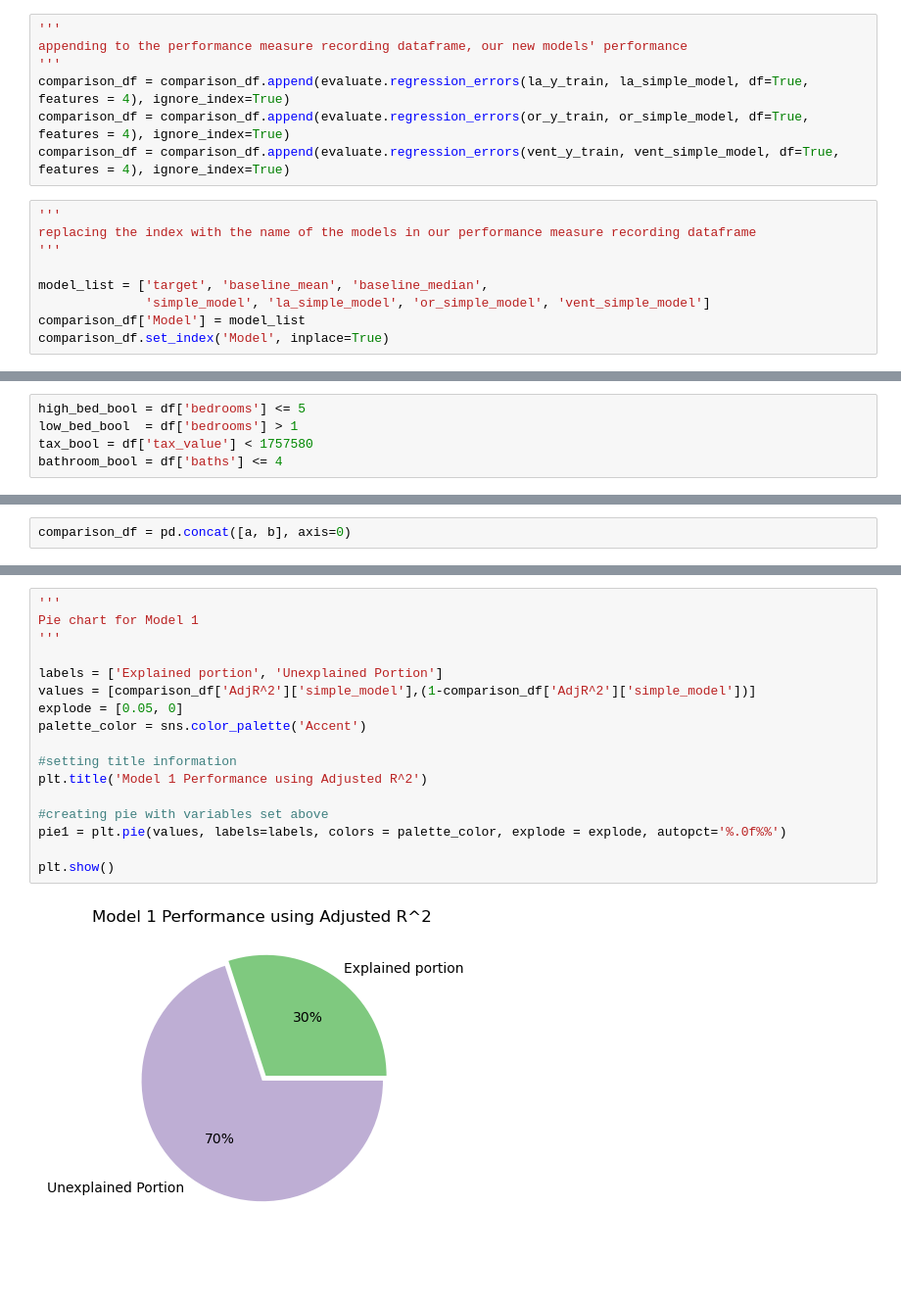
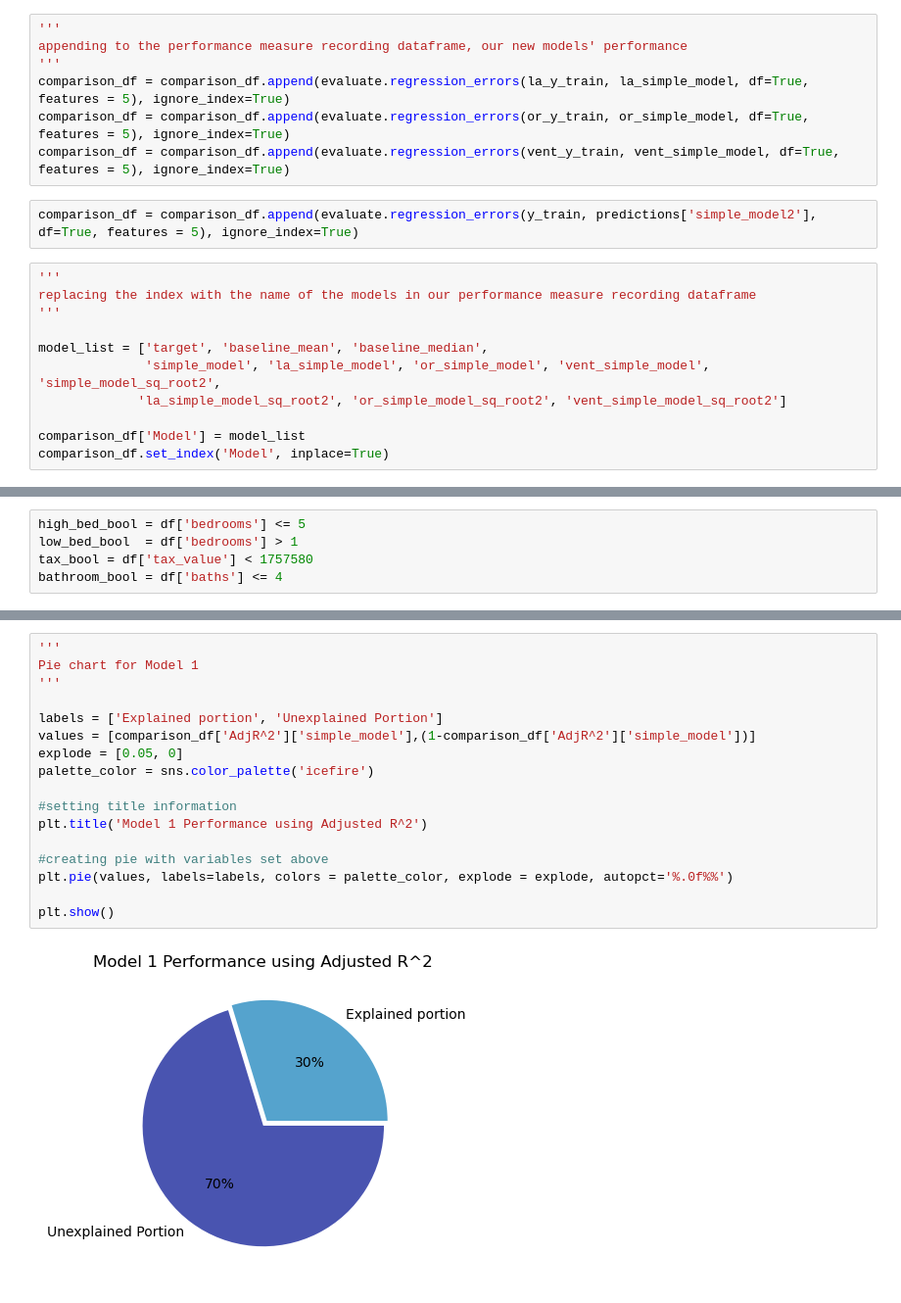
Before and after one commit to jcrosenberger/regression_zillow_2017, a Jupyter notebook: work_in_progress.ipynb, the cells around one changed output, grey strips where cells are left out. Shown: that part at 98% size. Drawn from its saved outputs; the diff is of its cells as text; blank space fills up the shorter version.

```diff
--- a/work_in_progress.ipynb
+++ b/work_in_progress.ipynb
@@ -232,16 +262,20 @@ comparison_df = measure_performance(predictions)
 '''
 appending to the performance measure recording dataframe, our new models' performance
 '''
-comparison_df = comparison_df.append(evaluate.regression_errors(la_y_train, la_simple_model, df=True, features = 4), ignore_index=True)
-comparison_df = comparison_df.append(evaluate.regression_errors(or_y_train, or_simple_model, df=True, features = 4), ignore_index=True)
-comparison_df = comparison_df.append(evaluate.regression_errors(vent_y_train, vent_simple_model, df=True, features = 4), ignore_index=True)
+comparison_df = comparison_df.append(evaluate.regression_errors(la_y_train, la_simple_model, df=True, features = 5), ignore_index=True)
+comparison_df = comparison_df.append(evaluate.regression_errors(or_y_train, or_simple_model, df=True, features = 5), ignore_index=True)
+comparison_df = comparison_df.append(evaluate.regression_errors(vent_y_train, vent_simple_model, df=True, features = 5), ignore_index=True)
+# %%
+comparison_df = comparison_df.append(evaluate.regression_errors(y_train, predictions['simple_model2'], df=True, features = 5), ignore_index=True)
 # %%
 '''
 replacing the index with the name of the models in our performance measure recording dataframe
 '''
 
 model_list = ['target', 'baseline_mean', 'baseline_median',
-              'simple_model', 'la_simple_model', 'or_simple_model', 'vent_simple_model']
+              'simple_model', 'la_simple_model', 'or_simple_model', 'vent_simple_model', 'simple_model_sq_root2',
+             'la_simple_model_sq_root2', 'or_simple_model_sq_root2', 'vent_simple_model_sq_root2']
+
 comparison_df['Model'] = model_list
 comparison_df.set_index('Model', inplace=True)
 # %%
@@ -342,2 +365,0 @@ AttributeError: 'DataFrame' object has no attribute 'concat'
-# %%
-comparison_df = pd.concat([a, b], axis=0)
@@ -368,19 +380,19 @@ heatmap.set_title('Features Correlating with Tax Value', fontdict={'fontsize':18
 # %%
 '''
 Pie chart for Model 1
 '''
 
 labels = ['Explained portion', 'Unexplained Portion']
 values = [comparison_df['AdjR^2']['simple_model'],(1-comparison_df['AdjR^2']['simple_model'])]
 explode = [0.05, 0]
-palette_color = sns.color_palette('Accent')
+palette_color = sns.color_palette('icefire')
 
 #setting title information
 plt.title('Model 1 Performance using Adjusted R^2')
 
 #creating pie with variables set above
-pie1 = plt.pie(values, labels=labels, colors = palette_color, explode = explode, autopct='%.0f%%')
+plt.pie(values, labels=labels, colors = palette_color, explode = explode, autopct='%.0f%%')
 
 plt.show()
 # %% [output]
-[figure, old version]
+[figure, new version]
```
Also changed, not shown: parts of 26 cells of this notebook.
